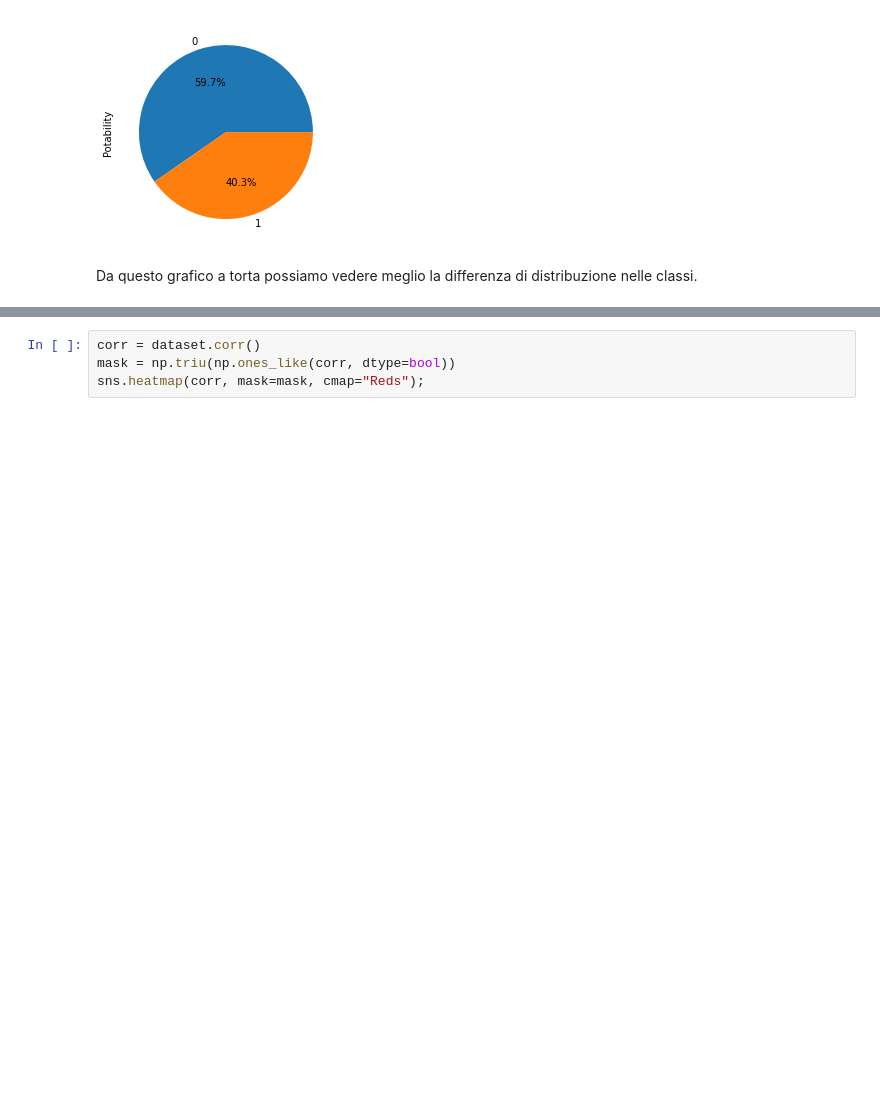
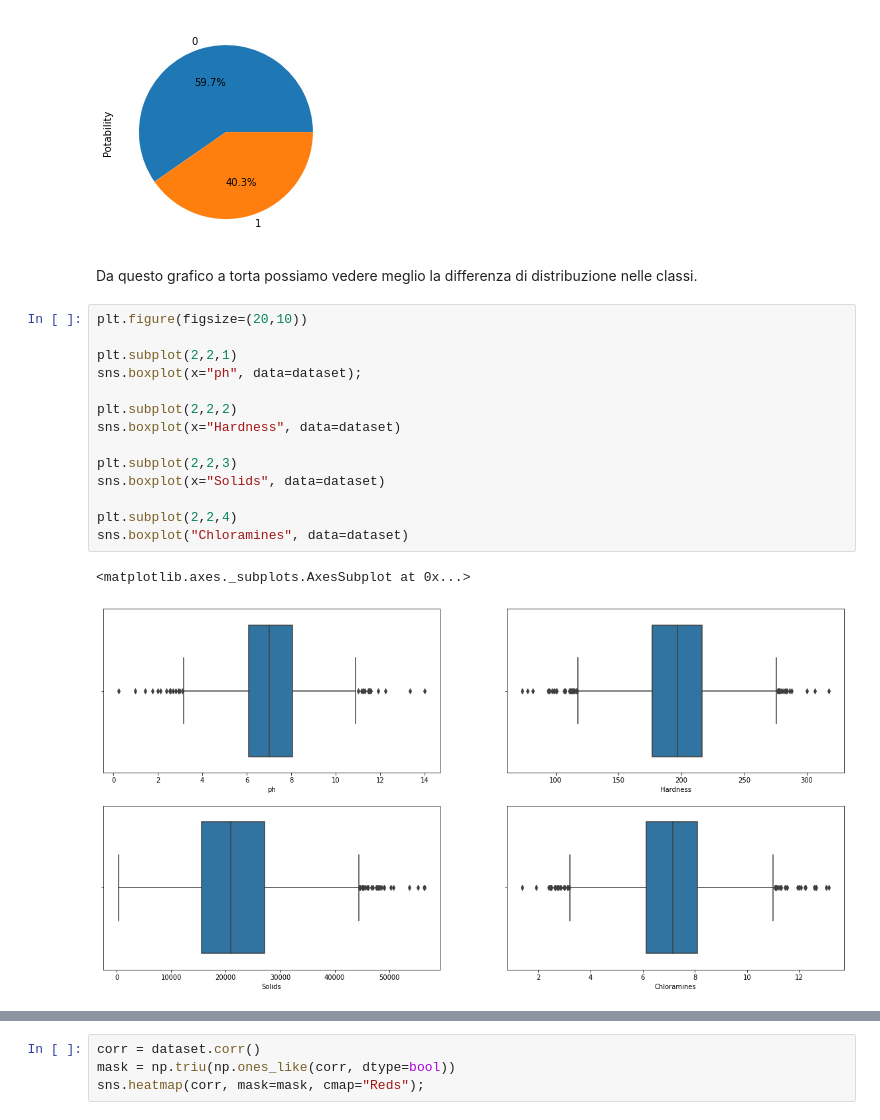
Before and after one commit to aleshark87/data-intensive-project, a Jupyter notebook: Progetto.ipynb, the cells around one changed output, grey strips where cells are left out. Cells and saved outputs as stored; diff of their text form; blank space fills up the shorter version.

```diff
--- a/Progetto.ipynb
+++ b/Progetto.ipynb
@@ -121,4 +121,21 @@ dataset.Potability.value_counts().plot.pie(autopct="%.1f%%");
 [figure]
 # %% [markdown]
 Da questo grafico a torta possiamo vedere meglio la differenza di distribuzione nelle classi.
+# %%
+plt.figure(figsize=(20,10))
+
+plt.subplot(2,2,1)
+sns.boxplot(x="ph", data=dataset);
+
+plt.subplot(2,2,2)
+sns.boxplot(x="Hardness", data=dataset)
+
+plt.subplot(2,2,3)
+sns.boxplot(x="Solids", data=dataset)
+
+plt.subplot(2,2,4)
+sns.boxplot("Chloramines", data=dataset)
+# %% [output]
+<matplotlib.axes._subplots.AxesSubplot at 0x...>
+[figure, added]
 # %%
```
Also changed, not shown: parts of 4 cells of this notebook.
